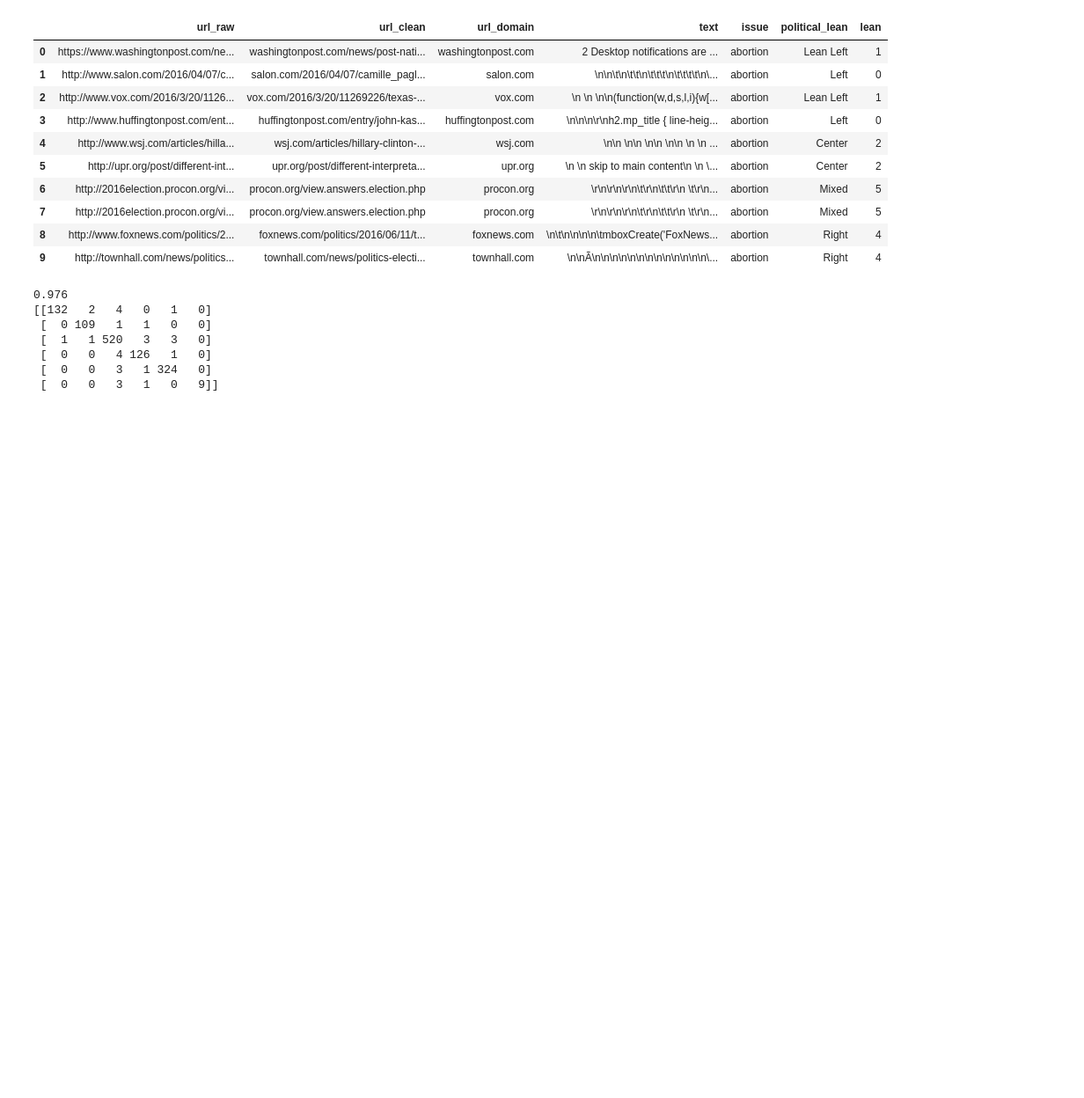
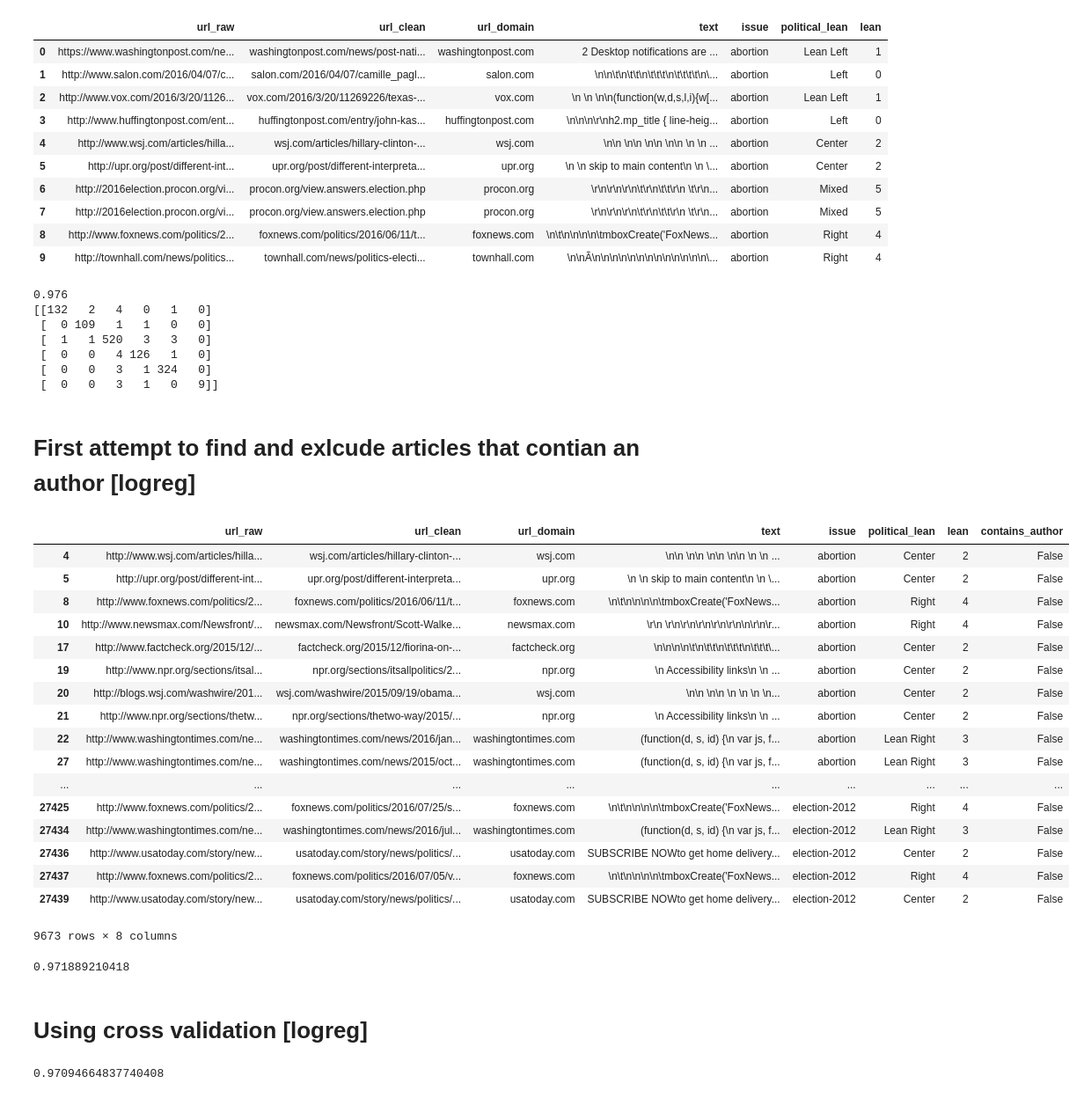
Before and after one commit to Stanleyyork/sfdat28-stevens, a Jupyter notebook: projects/political_lean/Exploration.ipynb, the cells around one changed output. Shown: that part at 88% size. Saved outputs shown, nothing was run; the diff lists cells and outputs as text; code cells hidden in the pictures; blank space fills up the shorter version.

Commit message:
cross validation and extraction of author

```diff
--- a/projects/political_lean/Exploration.ipynb
+++ b/projects/political_lean/Exploration.ipynb
@@ -205,3 +207,64 @@ print metrics.confusion_matrix(y_test, y_pred_class)
  [  0   0   4 126   1   0]
  [  0   0   3   1 324   0]
  [  0   0   3   1   0   9]]
+# %% [markdown]
+# First attempt to find and exlcude articles that contian an author [logreg]
+# %%
+political_lean_data['contains_author'] = political_lean_data.text.str.contains("author")
+simple_train = political_lean_data[political_lean_data.contains_author == False]
+simple_train
+# %% [output]
+|  | url_raw | url_clean | url_domain | text | issue | political_lean | lean | contains_author |
+| 4 | http://www.wsj.com/articles/hilla... | wsj.com/articles/hillary-clinton-... | wsj.com | \n\n \n\n \n\n \n\n \n \n ... | abortion | Center | 2 | False |
+| 5 | http://upr.org/post/different-int... | upr.org/post/different-interpreta... | upr.org | \n \n skip to main content\n \n \... | abortion | Center | 2 | False |
+| 8 | http://www.foxnews.com/politics/2... | foxnews.com/politics/2016/06/11/t... | foxnews.com | \n\t\n\n\n\n\tmboxCreate('FoxNews... | abortion | Right | 4 | False |
+| 10 | http://www.newsmax.com/Newsfront/... | newsmax.com/Newsfront/Scott-Walke... | newsmax.com | \r\n \r\n\r\n\r\n\r\n\r\n\n\r\n\r... | abortion | Right | 4 | False |
+| 17 | http://www.factcheck.org/2015/12/... | factcheck.org/2015/12/fiorina-on-... | factcheck.org | \n\n\n\n\t\n\t\t\n\t\t\t\n\t\t\t\... | abortion | Center | 2 | False |
+| 19 | http://www.npr.org/sections/itsal... | npr.org/sections/itsallpolitics/2... | npr.org | \n Accessibility links\n \n ... | abortion | Center | 2 | False |
+| 20 | http://blogs.wsj.com/washwire/201... | wsj.com/washwire/2015/09/19/obama... | wsj.com | \n\n \n\n \n \n \n \n... | abortion | Center | 2 | False |
+| 21 | http://www.npr.org/sections/thetw... | npr.org/sections/thetwo-way/2015/... | npr.org | \n Accessibility links\n \n ... | abortion | Center | 2 | False |
+| 22 | http://www.washingtontimes.com/ne... | washingtontimes.com/news/2016/jan... | washingtontimes.com | (function(d, s, id) {\n var js, f... | abortion | Lean Right | 3 | False |
+| 27 | http://www.washingtontimes.com/ne... | washingtontimes.com/news/2015/oct... | washingtontimes.com | (function(d, s, id) {\n var js, f... | abortion | Lean Right | 3 | False |
+| ... | ... | ... | ... | ... | ... | ... | ... | ... |
+| 27425 | http://www.foxnews.com/politics/2... | foxnews.com/politics/2016/07/25/s... | foxnews.com | \n\t\n\n\n\n\tmboxCreate('FoxNews... | election-2012 | Right | 4 | False |
+| 27434 | http://www.washingtontimes.com/ne... | washingtontimes.com/news/2016/jul... | washingtontimes.com | (function(d, s, id) {\n var js, f... | election-2012 | Lean Right | 3 | False |
+| 27436 | http://www.usatoday.com/story/new... | usatoday.com/story/news/politics/... | usatoday.com | SUBSCRIBE NOWto get home delivery... | election-2012 | Center | 2 | False |
+| 27437 | http://www.foxnews.com/politics/2... | foxnews.com/politics/2016/07/05/v... | foxnews.com | \n\t\n\n\n\n\tmboxCreate('FoxNews... | election-2012 | Right | 4 | False |
+| 27439 | http://www.usatoday.com/story/new... | usatoday.com/story/news/politics/... | usatoday.com | SUBSCRIBE NOWto get home delivery... | election-2012 | Center | 2 | False |
+9673 rows × 8 columns
+# %%
+# define X and y
+X = simple_train.text
+y = simple_train.lean
+
+# split the new DataFrame into training and testing sets
+X_train, X_test, y_train, y_test = train_test_split(X, y, random_state=1)
+
+# use default options for CountVectorizer
+vect = CountVectorizer()
+
+# create document-term matrices :: only single words
+X_train_dtm = vect.fit_transform(X_train)
+X_test_dtm = vect.transform(X_test)
+
+# use logistic regression with document feature matrix, NOT the text column
+logreg = LogisticRegression()
+logreg.fit(X_train_dtm, y_train)
+y_pred_class = logreg.predict(X_test_dtm)
+y_pred_proba = logreg.predict_proba(X_test_dtm)
+
+# calculate accuracy
+print metrics.accuracy_score(y_test, y_pred_class)
+# %% [output]
+0.971889210418
+# %% [markdown]
+# Using cross validation [logreg]
+# %%
+vect = CountVectorizer()
+logreg = LogisticRegression()
+
+X_dtm = vect.fit_transform(simple_train.text)
+y = simple_train.lean
+cross_val_score(logreg, X_dtm, y, cv=5, scoring='accuracy').mean()
+# %% [output]
+0.97094664837740408
```
Also changed, not shown: parts of 3 cells of this notebook.
